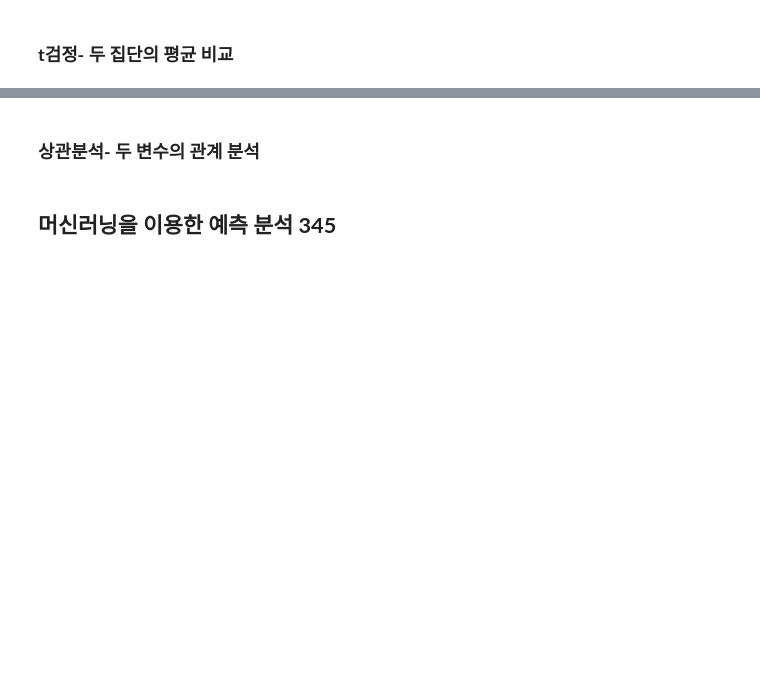
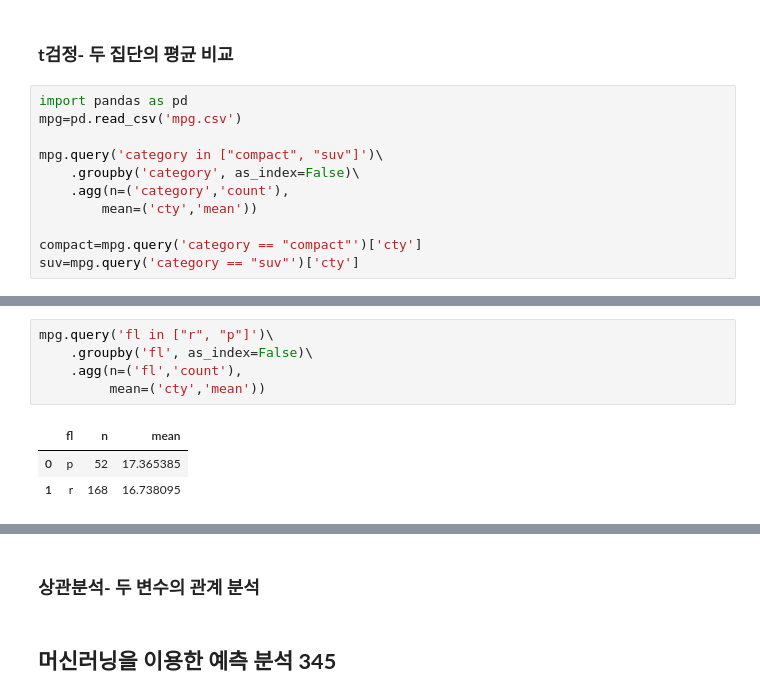
Before and after one commit to seon0415/weit, a Jupyter notebook: 위아이티0213.ipynb, the cells around one changed output, grey strips where cells are left out. Saved outputs shown, nothing was run; the diff lists cells and outputs as text; blank space fills up the shorter version.

```diff
--- a/위아이티0213.ipynb
+++ b/위아이티0213.ipynb
@@ -1366,2 +1406,13 @@ sns.countplot(data=df, x='drv')
 # %% [markdown]
 ### **t검정- 두 집단의 평균 비교**
+# %%
+import pandas as pd
+mpg=pd.read_csv('mpg.csv')
+
+mpg.query('category in ["compact", "suv"]')\
+    .groupby('category', as_index=False)\
+    .agg(n=('category','count'),
+        mean=('cty','mean'))
+
+compact=mpg.query('category == "compact"')['cty']
+suv=mpg.query('category == "suv"')['cty']
@@ -1367,0 +1430,9 @@ sns.countplot(data=df, x='drv')
+# %%
+mpg.query('fl in ["r", "p"]')\
+    .groupby('fl', as_index=False)\
+    .agg(n=('fl','count'),
+         mean=('cty','mean'))
+# %% [output]
+|  | fl | n | mean |
+| 0 | p | 52 | 17.365385 |
+| 1 | r | 168 | 16.738095 |
```
Also changed, not shown: parts of 12 cells of this notebook.
